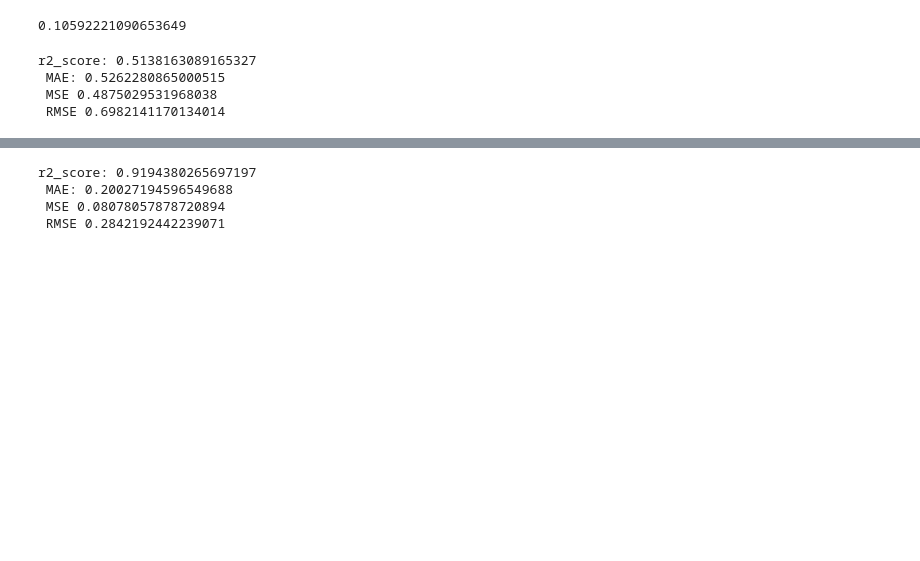
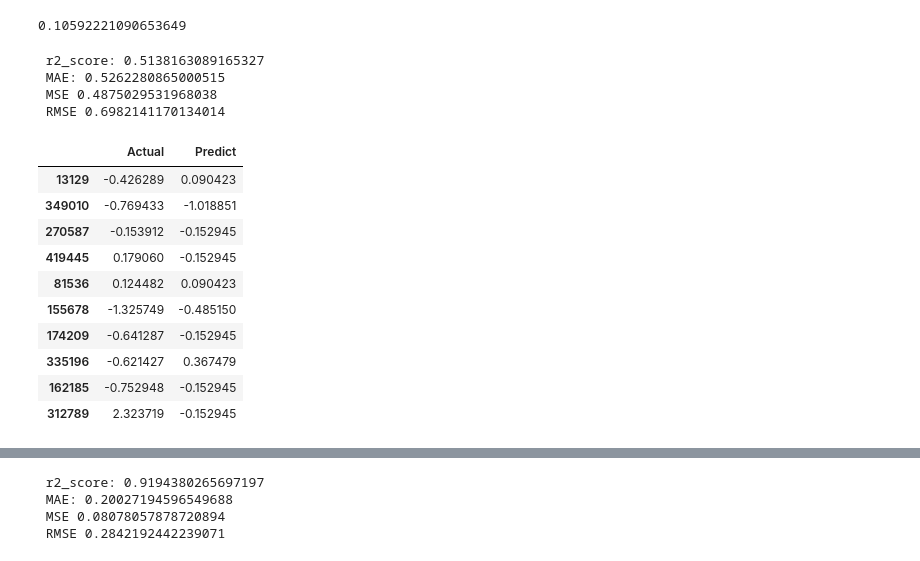
Before and after one commit to SriRamK345/Retail_Sales_Forecast, a Jupyter notebook: ML.ipynb, the cells around one changed output, grey strips where cells are left out. Drawn from its saved outputs; the diff is of its cells as text; code cells hidden in the pictures; blank space fills up the shorter version.

```diff
--- a/ML.ipynb
+++ b/ML.ipynb
@@ -220,3 +220,19 @@ visualizer.show()
+# %%
+my_dist = {"Actual" : y_test , "Predict" : y_pred}
+compare = pd.DataFrame(my_dist)
+compare.sample(10)
+# %% [output]
+|  | Actual | Predict |
+| 13129 | -0.426289 | 0.090423 |
+| 349010 | -0.769433 | -1.018851 |
+| 270587 | -0.153912 | -0.152945 |
+| 419445 | 0.179060 | -0.152945 |
+| 81536 | 0.124482 | 0.090423 |
+| 155678 | -1.325749 | -0.485150 |
+| 174209 | -0.641287 | -0.152945 |
+| 335196 | -0.621427 | 0.367479 |
+| 162185 | -0.752948 | -0.152945 |
+| 312789 | 2.323719 | -0.152945 |
 # %%
 evaluate_model_cv(DT_model, X_train, y_train, cv=10)
 # %% [output]
```
Also changed, not shown: parts of 18 cells of this notebook.
